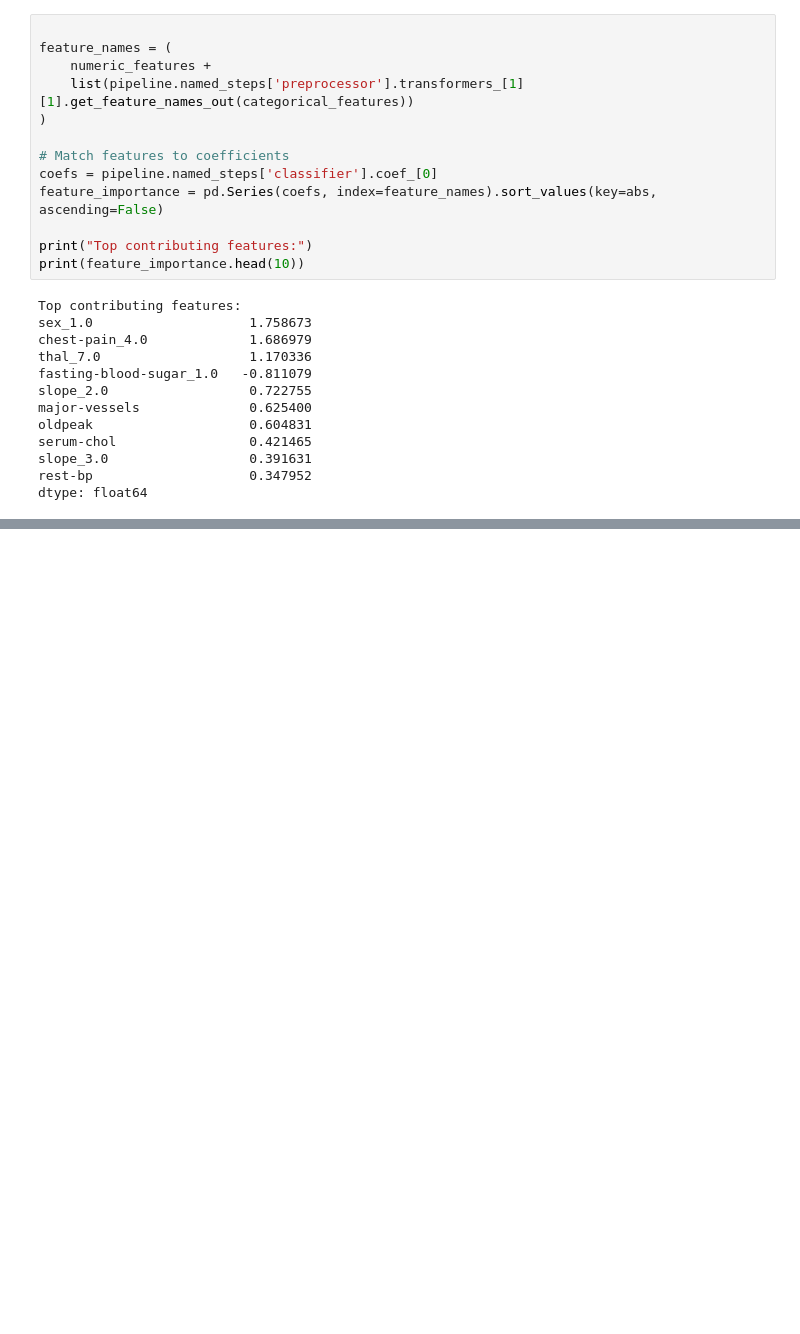
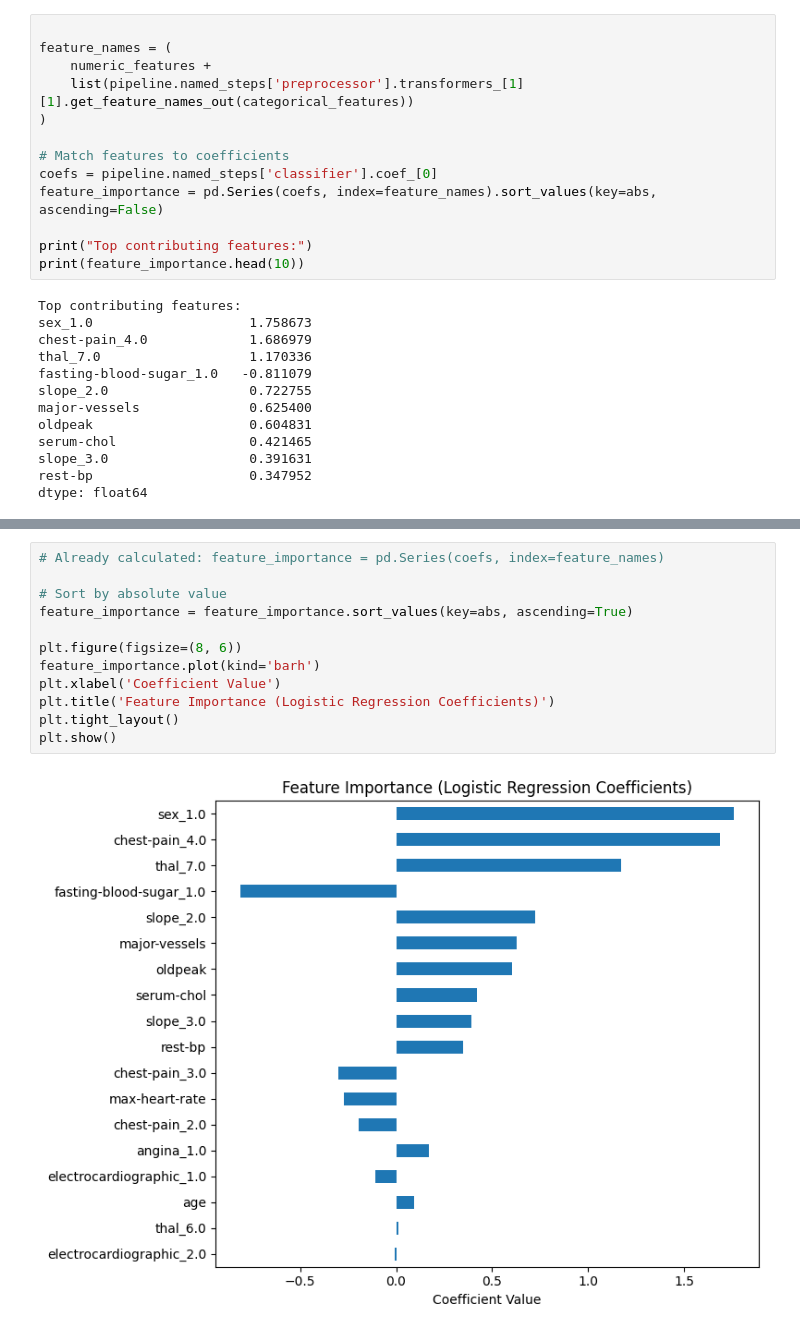
Before and after one commit to ses1002/799Week4, a Jupyter notebook: week4logregftscal.ipynb, the cells around one changed output, grey strips where cells are left out. Drawn from its saved outputs; the diff is of its cells as text; blank space fills up the shorter version.

```diff
--- a/week4logregftscal.ipynb
+++ b/week4logregftscal.ipynb
@@ -163,0 +178,14 @@ dtype: float64
+# %%
+# Already calculated: feature_importance = pd.Series(coefs, index=feature_names)
+
+# Sort by absolute value
+feature_importance = feature_importance.sort_values(key=abs, ascending=True)
+
+plt.figure(figsize=(8, 6))
+feature_importance.plot(kind='barh')
+plt.xlabel('Coefficient Value')
+plt.title('Feature Importance (Logistic Regression Coefficients)')
+plt.tight_layout()
+plt.show()
+# %% [output]
+[figure, added]
```
Also changed, not shown: parts of 4 cells of this notebook.
